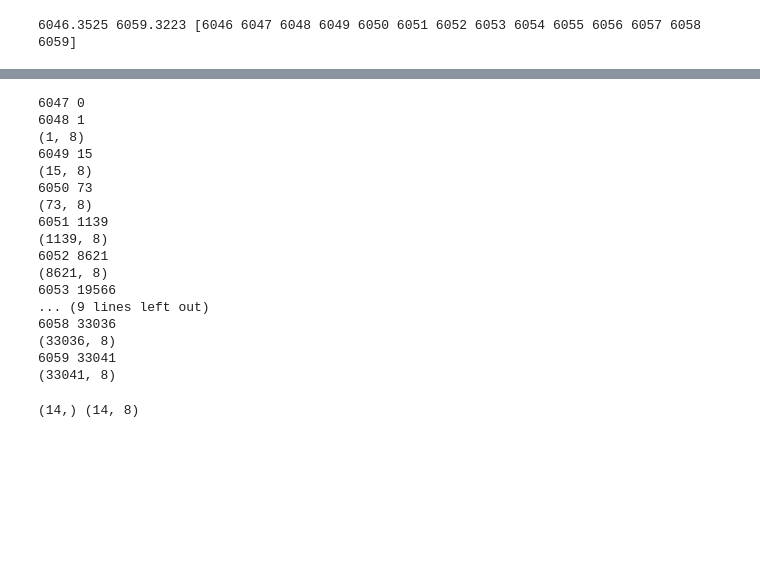
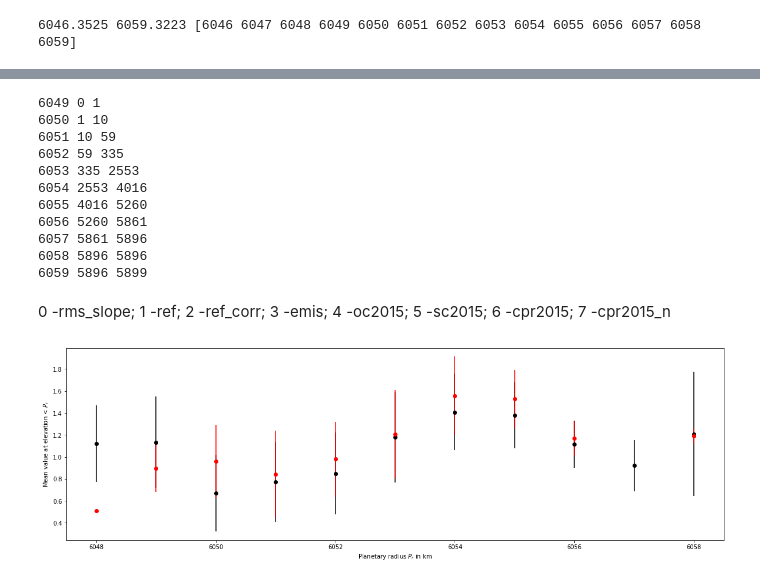
Before and after one commit to iganache/Arecibo, a Jupyter notebook: Tessera_interp_arcdr.ipynb, the cells around one changed output, grey strips where cells are left out. Saved outputs shown, nothing was run; the diff lists cells and outputs as text; code cells hidden in the pictures; blank space fills up the shorter version.

```diff
--- a/Tessera_interp_arcdr.ipynb
+++ b/Tessera_interp_arcdr.ipynb
@@ -56,40 +39,63 @@ print(mean_data)
 # %%
 min_idx = 0
+min_tess_idx = 0
+max_idx = 0
+max_tess_idx = 0
+
 for i in range(len(elev_range)):
     try:
         e = elev_range[i+1]
     except:
         break
 
-    max_idx = np.argmax(np.where(data[:,5]<e))
-    print(e, max_idx)
-    if (max_idx - min_idx != 0) | (min_idx != 0):
-        temp_data = data[min_idx:max_idx, 6:]
-        print(temp_data.shape)
-        mean_data[i, :] = np.mean(temp_data, axis = 0)
-        stdev_data[i, :] = np.std(temp_data, axis = 0)
+    if not len(np.where(data[:,5]<e)[0]) == 0:
+        max_idx = np.argmax(np.where(data[:,5]<e))
+        if (max_idx - min_idx != 0) | (min_idx != 0):
+            temp_all = data[min_idx:max_idx, 6:-1].astype(np.float32)
+
+            mean_all[i, :] = np.mean(temp_all, axis = 0)
+            stdev_all[i, :] = np.std(temp_all, axis = 0)
+
+
+    if not len(np.where(tess_data[:,5]<e)[0]) == 0:
+        max_tess_idx = np.argmax(np.where(tess_data[:,5]<e))
+        print(e, min_tess_idx, max_tess_idx)
+        if (max_tess_idx - min_tess_idx != 0) | (min_tess_idx != 0):
+            temp_tess = tess_data[min_tess_idx:max_tess_idx, 6:-1].astype(np.float32)
+
+            mean_tess[i, :] = np.mean(temp_tess, axis = 0)
+            stdev_tess[i, :] = np.std(temp_tess, axis = 0)
+
+
+    min_idx = max_idx
+    min_tess_idx = max_tess_idx
 # %% [output]
-6047 0
-6048 1
-(1, 8)
-6049 15
-(15, 8)
-6050 73
-(73, 8)
-6051 1139
-(1139, 8)
-6052 8621
-(8621, 8)
-6053 19566
-... (9 lines left out)
-6058 33036
-(33036, 8)
-6059 33041
-(33041, 8)
+6049 0 1
+6050 1 10
+6051 10 59
+6052 59 335
+6053 335 2553
+6054 2553 4016
+6055 4016 5260
+6056 5260 5861
+6057 5861 5896
+6058 5896 5896
+6059 5896 5899
-# %%
-print(elev_range.shape, mean_data.shape)
-# %% [output]
-(14,) (14, 8)
+# %% [markdown]
+0 -rms_slope; 1 -ref; 2 -ref_corr; 3 -emis; 4 -oc2015; 5 -sc2015; 6 -cpr2015; 7 -cpr2015_n
+# %%
+fig, ax = plt.subplots(nrows=1, ncols=1)
+fig.set_size_inches(20,6)
+cmap = cm.hawaii
+n = 6
+
+ax.errorbar(elev_range[2:-1], mean_all[2:-1,n], yerr= stdev_all[2:-1,n], fmt='o', color = 'k')
+ax.errorbar(elev_range[2:-1], mean_tess[2:-1,n], yerr= stdev_tess[2:-1,n], fmt='o', color = 'red')
+ax.set_xlabel("Planetary radius " + r'$P_r$'+ " in km")
+ax.set_ylabel("Mean value at elevation < " + r'$P_r$')
+plt.show()
+# %% [output]
+[figure, added]
 # %%
 fig, ax = plt.subplots(nrows=1, ncols=1)
 fig.set_size_inches(20,6)
```
Also changed, not shown: parts of 7 cells of this notebook, 3 other files.
